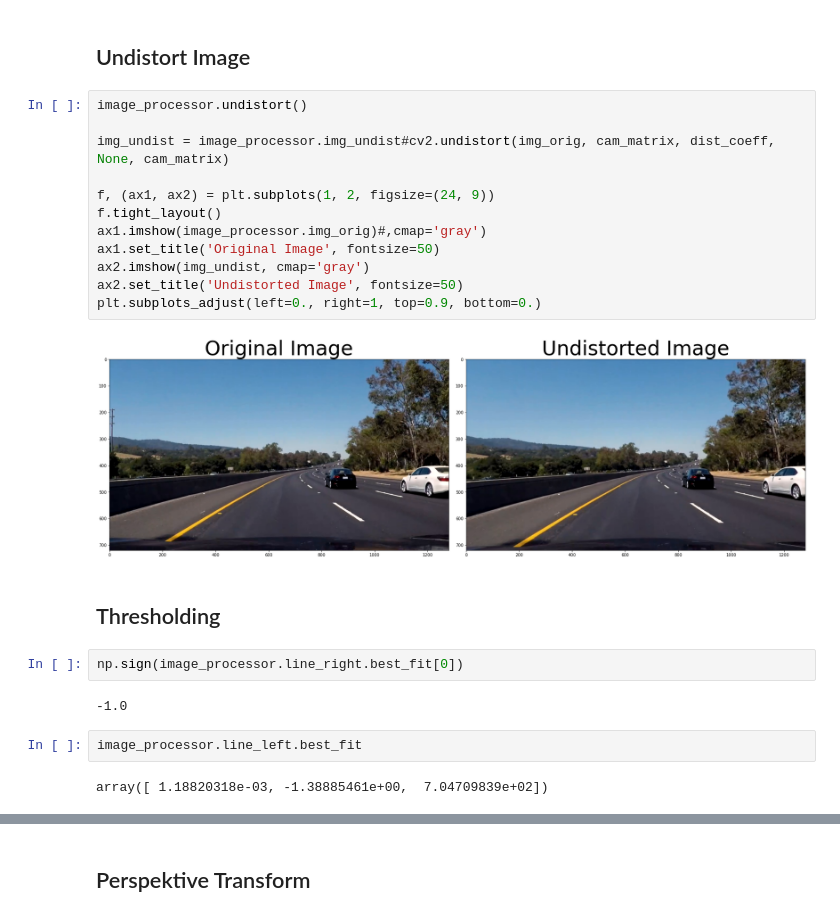
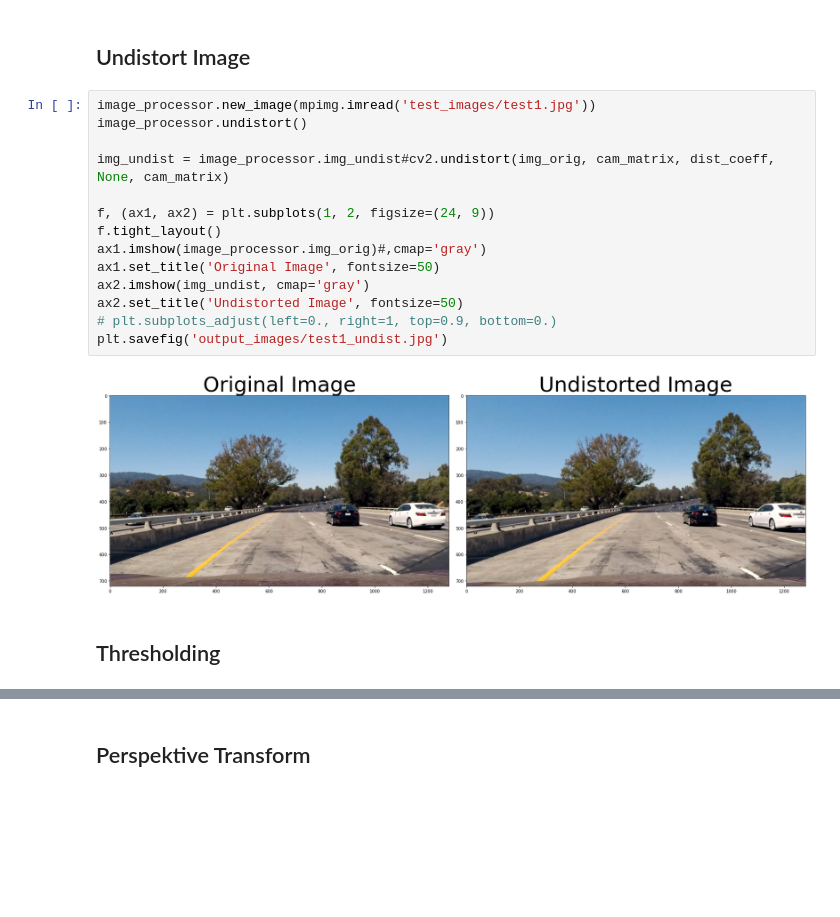
Before and after one commit to tstueven/CarND-Advanced-Lane-Lines, a Jupyter notebook: P2.ipynb, the cells around one changed output, grey strips where cells are left out. Cells and saved outputs as stored; diff of their text form; blank space fills up the shorter version.

```diff
--- a/P2.ipynb
+++ b/P2.ipynb
@@ -40,27 +40,21 @@ KeyboardInterrupt:
 # %% [markdown]
 ## Undistort Image
 # %%
+image_processor.new_image(mpimg.imread('test_images/test1.jpg'))
 image_processor.undistort()
 
 img_undist = image_processor.img_undist#cv2.undistort(img_orig, cam_matrix, dist_coeff, None, cam_matrix)
 
 f, (ax1, ax2) = plt.subplots(1, 2, figsize=(24, 9))
 f.tight_layout()
 ax1.imshow(image_processor.img_orig)#,cmap='gray')
 ax1.set_title('Original Image', fontsize=50)
 ax2.imshow(img_undist, cmap='gray')
 ax2.set_title('Undistorted Image', fontsize=50)
-plt.subplots_adjust(left=0., right=1, top=0.9, bottom=0.)
+# plt.subplots_adjust(left=0., right=1, top=0.9, bottom=0.)
+plt.savefig('output_images/test1_undist.jpg')
 # %% [output]
-[figure, old version]
+[figure, new version]
 # %% [markdown]
 ## Thresholding
-# %%
-np.sign(image_processor.line_right.best_fit[0])
-# %% [output]
--1.0
-# %%
-image_processor.line_left.best_fit
-# %% [output]
-array([ 1.18820318e-03, -1.38885461e+00,  7.04709839e+02])
 # %%
```
Also changed, not shown: parts of 2 cells of this notebook, 2 other files.
